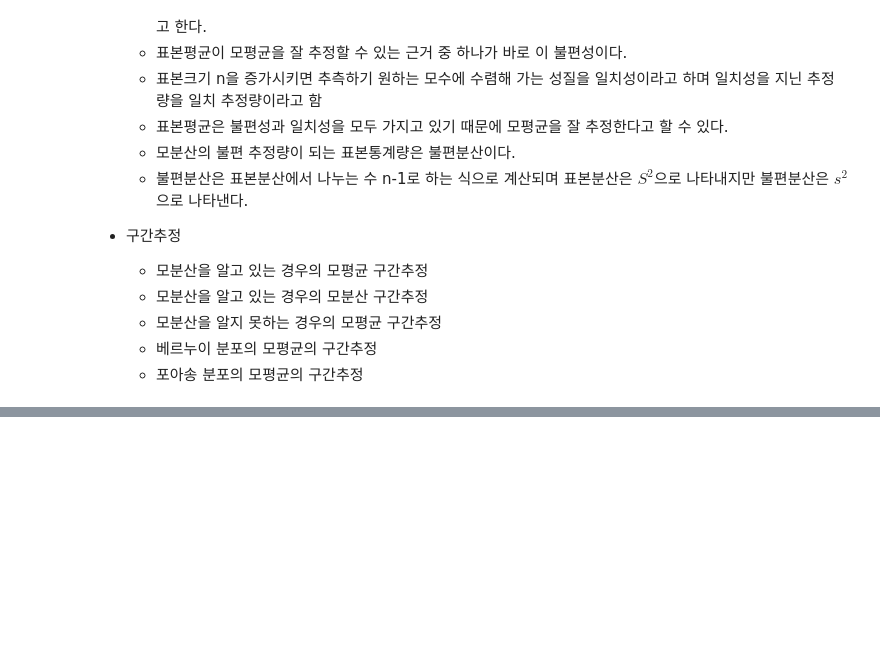
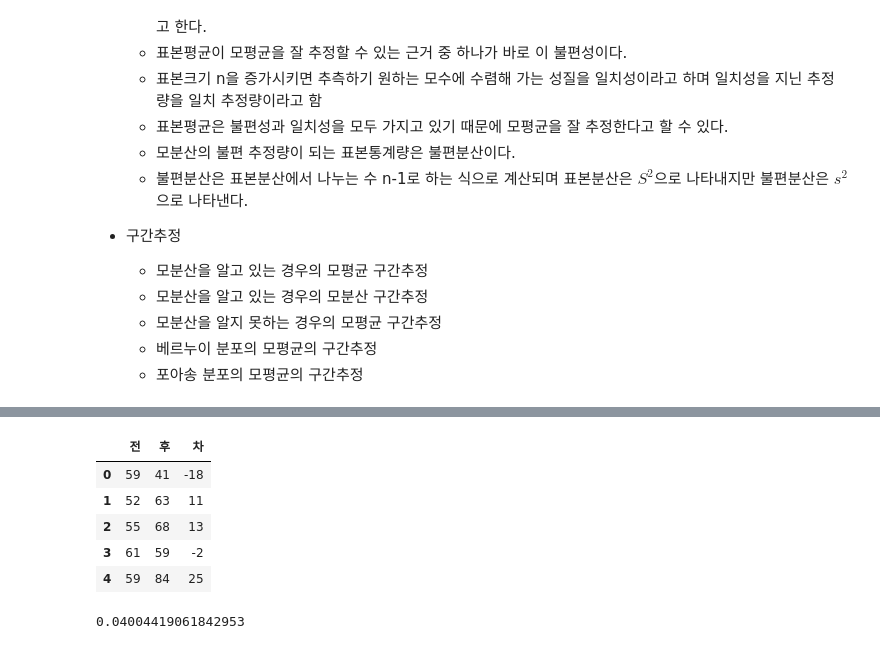
Before and after one commit to HyeonuJeong/Mycakd5, a Jupyter notebook: m3_통계/stat5.ipynb, the cells around one changed output, grey strips where cells are left out. Drawn from its saved outputs; the diff is of its cells as text; code cells hidden in the pictures; blank space fills up the shorter version.

```diff
--- a/m3_통계/stat5.ipynb
+++ b/m3_통계/stat5.ipynb
@@ -34,0 +314,4 @@ rv.isf(0.95)
+# %%
+training_rel = pd.read_csv('data/ch11_training_rel.csv')
+print(training_rel.shape)
+training_rel.head()
@@ -34,0 +326,16 @@ rv.isf(0.95)
+# %%
+training_rel['차'] = training_rel['후'] - training_rel['전']
+training_rel.head()
+# %% [output]
+|  | 전 | 후 | 차 |
+| 0 | 59 | 41 | -18 |
+| 1 | 52 | 63 | 11 |
+| 2 | 55 | 68 | 13 |
+| 3 | 61 | 59 | -2 |
+| 4 | 59 | 84 | 25 |
+# %%
+#p값이 유의수준 0.05보다 작으므로 귀무가설을 기각 하며 '근력우동은 집중력에 유의한 차이를 가져온다' 라고 할 수 있다.
+t, p = stats.ttest_1samp(training_rel['차'], 0)
+p
+# %% [output]
+0.04004419061842953
```
Also changed, not shown: parts of 33 cells of this notebook, 6 other files.
